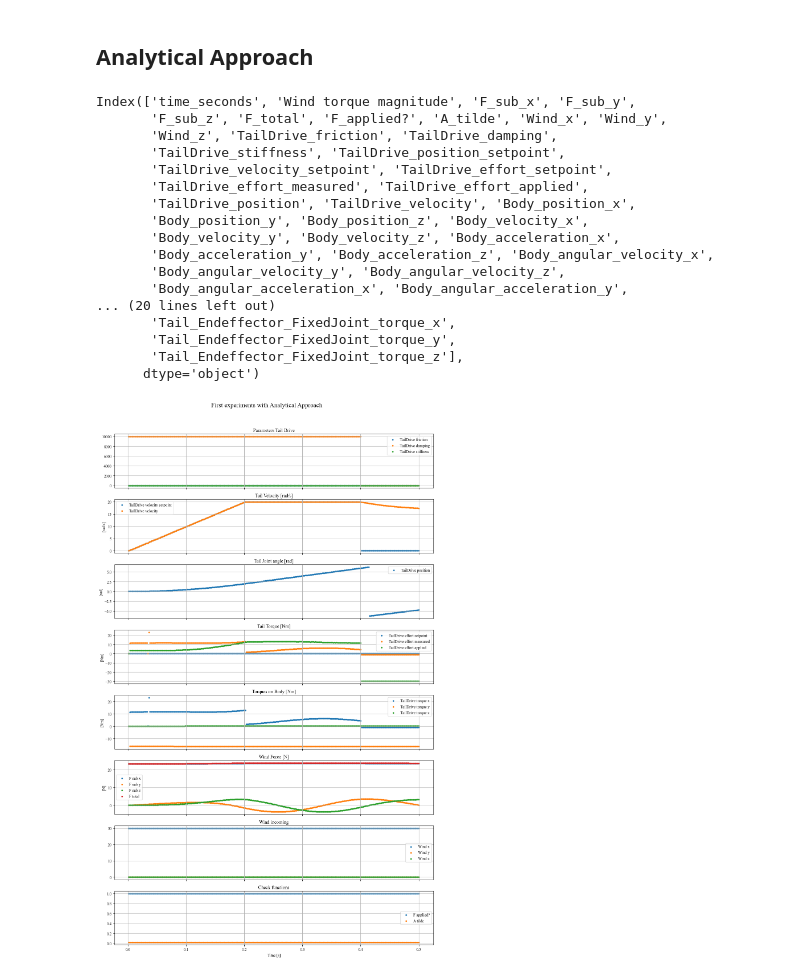
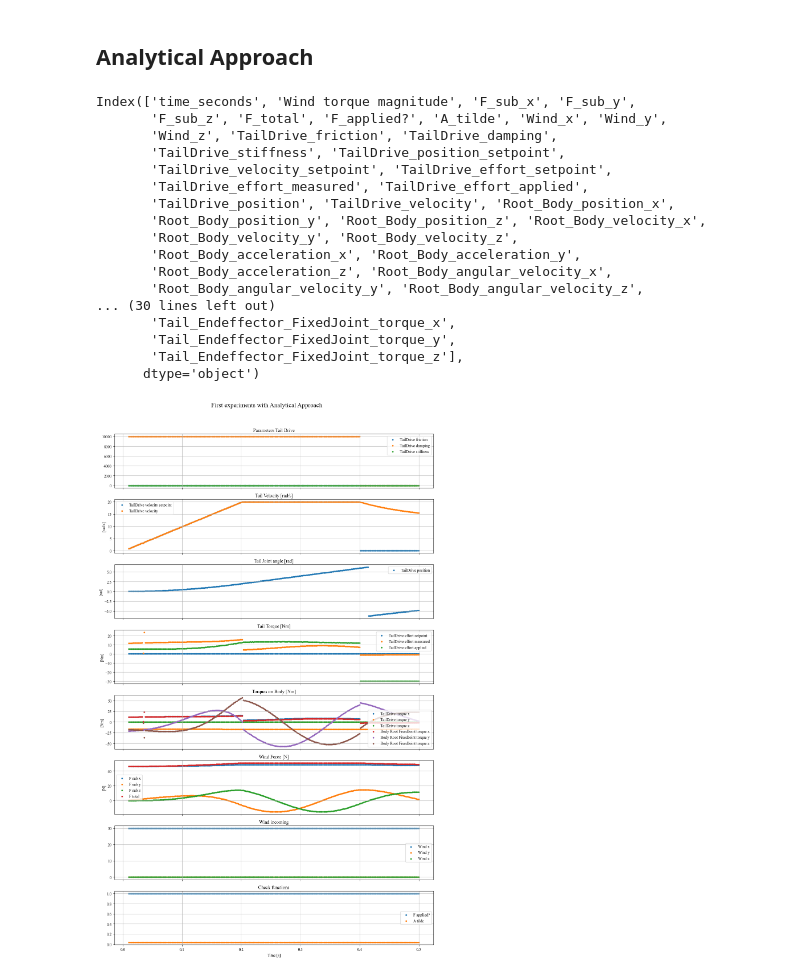
Before and after one commit to Maexerich/IsaacLab, a Jupyter notebook: source/data_visualization_v1.ipynb, the cells around one changed output. Cells and saved outputs as stored; diff of their text form; code cells hidden in the pictures.

```diff
--- a/source/data_visualization_v1.ipynb
+++ b/source/data_visualization_v1.ipynb
@@ -8,7 +8,19 @@ import matplotlib.pyplot as plt
 import pandas as pd
 import matplotlib.pyplot as plt
 
-def plot_data(df, plot_dict, suptitle, time_range=None, figsize=(12, 20)):
+def overview_plot(df, plot_dict, suptitle, time_range=None, figsize=(12, 20)):
+    """
+    Generates an overview plot with multiple subplots based on the provided data and plot configuration.
+    Parameters:
+    df (pandas.DataFrame): The data frame containing the data to be plotted. It must include a 'time_seconds' column.
+    plot_dict (dict): A dictionary where keys are subplot titles and values are lists of column names to be plotted in each subplot.
+    suptitle (str): The main title for the entire figure.
+    time_range (tuple, optional): A tuple specifying the start and end time in seconds to filter the data. Defaults to None.
+    figsize (tuple, optional): A tuple specifying the size of the figure. Defaults to (12, 20).
+    Returns:
+    None
+    """
+
     # Set the font to Times New Roman
     plt.rcParams["font.family"] = "Times New Roman"
 
@@ -83,38 +115,38 @@ plot_data(df_ff, stuff_to_plot, "First experiments with Drag Force", time_range=
 ## Analytical Approach
 # %%
 ## Analytical Approach
-df_an = pd.read_csv('results/DEBUG_AnalyticalApproach_v1.csv')
+df_an = pd.read_csv('results/AnalyticalApproach_Forces_applied.csv')
 stuff_to_plot = {
     "Parameters Tail Drive": ["TailDrive_friction", "TailDrive_damping", "TailDrive_stiffness"],
     "Tail Velocity [rad/s]": ["TailDrive_velocity_setpoint", "TailDrive_velocity"],
     "Tail Joint angle [rad]": ["TailDrive_position"],
     "Tail Torque [Nm]": ["TailDrive_effort_setpoint", "TailDrive_effort_measured", "TailDrive_effort_applied"],
-    "Torques on Body [Nm]": ["TailDrive_torque_x", "TailDrive_torque_y", "TailDrive_torque_z"],
+    "Torques on Body [Nm]": ["TailDrive_torque_x", "TailDrive_torque_y", "TailDrive_torque_z", "Body_Root_FixedJoint_torque_x", "Body_Root_FixedJoint_torque_y", "Body_Root_FixedJoint_torque_z"],
     "Wind Force [N]": ["F_sub_x", "F_sub_y", "F_sub_z", "F_total"],
     "Wind incoming": ["Wind_x", "Wind_y", "Wind_z"],
     "Check functions": ["F_applied?", "A_tilde"],
 }
 print(df_an.columns)
-plot_data(df_an, stuff_to_plot, "First experiments with Analytical Approach", time_range=(0, 1))
+plot_data(df_an, stuff_to_plot, "First experiments with Analytical Approach", time_range=(0.01, 1))
 # %% [output]
 Index(['time_seconds', 'Wind torque magnitude', 'F_sub_x', 'F_sub_y',
        'F_sub_z', 'F_total', 'F_applied?', 'A_tilde', 'Wind_x', 'Wind_y',
        'Wind_z', 'TailDrive_friction', 'TailDrive_damping',
        'TailDrive_stiffness', 'TailDrive_position_setpoint',
        'TailDrive_velocity_setpoint', 'TailDrive_effort_setpoint',
        'TailDrive_effort_measured', 'TailDrive_effort_applied',
-       'TailDrive_position', 'TailDrive_velocity', 'Body_position_x',
-       'Body_position_y', 'Body_position_z', 'Body_velocity_x',
-       'Body_velocity_y', 'Body_velocity_z', 'Body_acceleration_x',
-       'Body_acceleration_y', 'Body_acceleration_z', 'Body_angular_velocity_x',
-       'Body_angular_velocity_y', 'Body_angular_velocity_z',
-       'Body_angular_acceleration_x', 'Body_angular_acceleration_y',
-... (20 lines left out)
+       'TailDrive_position', 'TailDrive_velocity', 'Root_Body_position_x',
+       'Root_Body_position_y', 'Root_Body_position_z', 'Root_Body_velocity_x',
+       'Root_Body_velocity_y', 'Root_Body_velocity_z',
+       'Root_Body_acceleration_x', 'Root_Body_acceleration_y',
+       'Root_Body_acceleration_z', 'Root_Body_angular_velocity_x',
+       'Root_Body_angular_velocity_y', 'Root_Body_angular_velocity_z',
+... (30 lines left out)
        'Tail_Endeffector_FixedJoint_torque_x',
        'Tail_Endeffector_FixedJoint_torque_y',
        'Tail_Endeffector_FixedJoint_torque_z'],
       dtype='object')
-[figure, old version]
+[figure, new version]
 # %%
 # Define the columns to plot
 columns_to_plot = {
```
Also changed, not shown: parts of 3 cells of this notebook, 4 other files.
